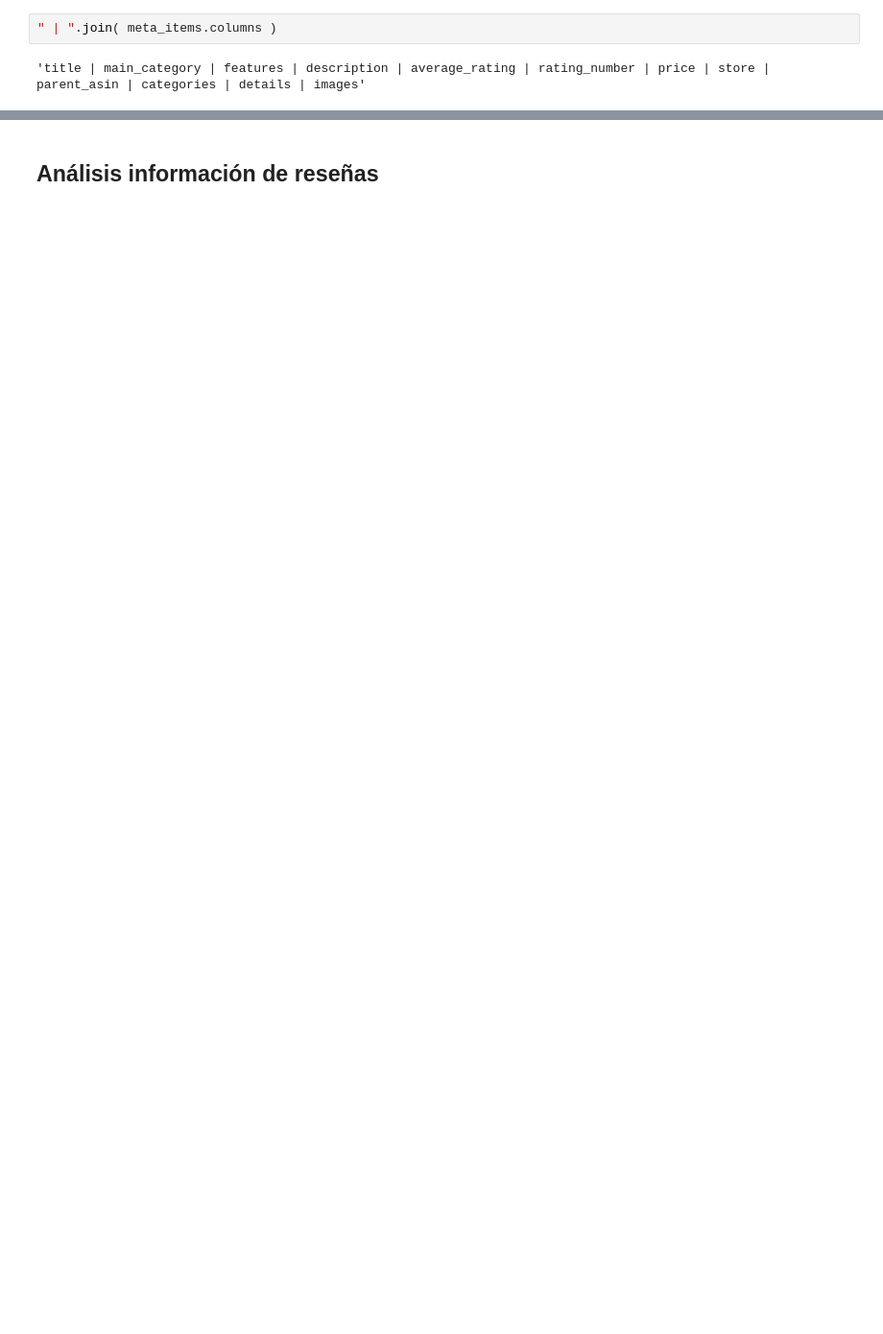
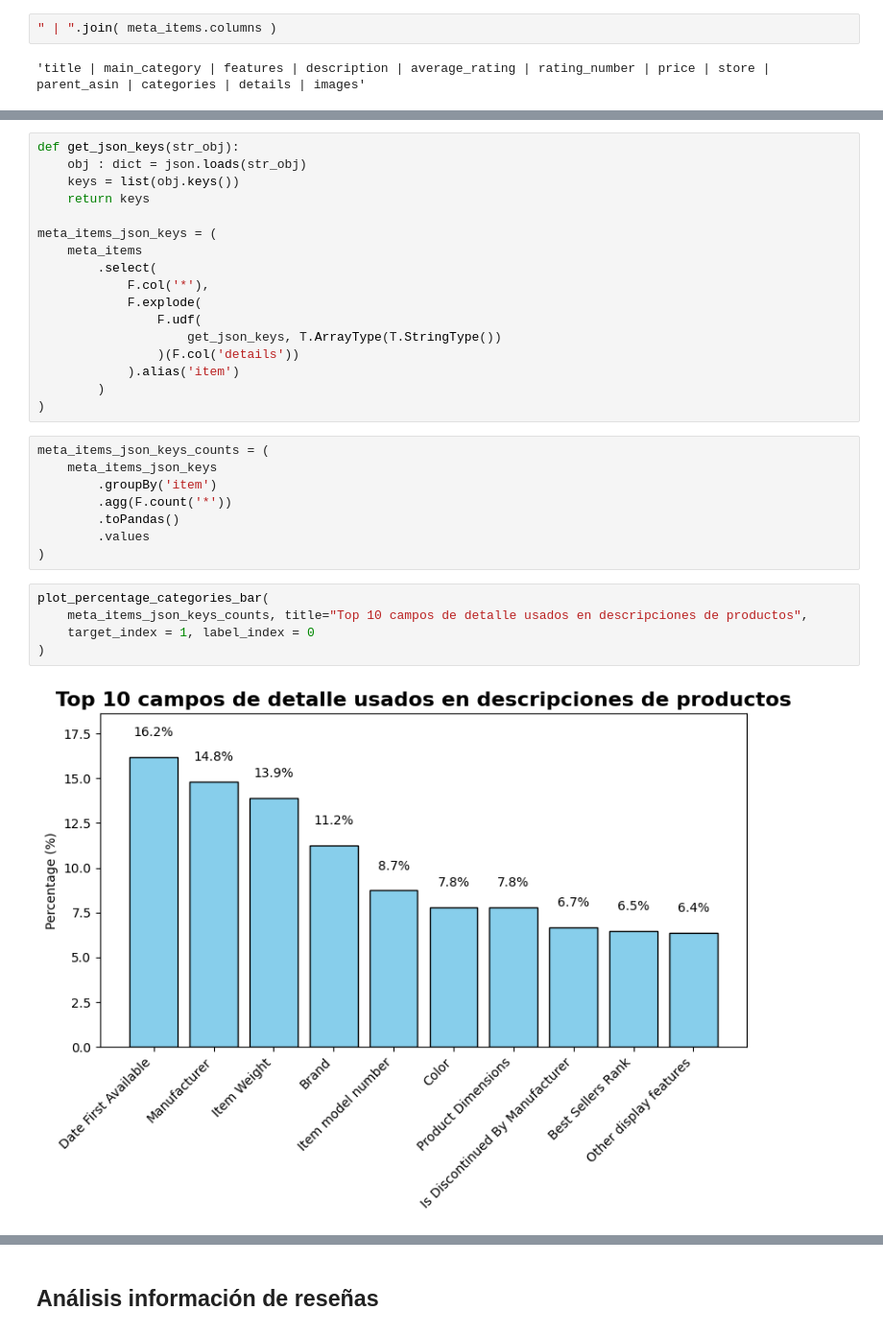
Before and after one commit to UIdealist/products-viability-analysis, a Jupyter notebook: src/silver/quality_analysis.ipynb, the cells around one changed output, grey strips where cells are left out. Shown at 96% size. Cells and saved outputs as stored; diff of their text form; blank space fills up the shorter version.

```diff
--- a/src/silver/quality_analysis.ipynb
+++ b/src/silver/quality_analysis.ipynb
@@ -150,0 +190,32 @@ plot_percentage_matrix_focus_category(
+# %%
+def get_json_keys(str_obj):
+    obj : dict = json.loads(str_obj)
+    keys = list(obj.keys())
+    return keys
+
+meta_items_json_keys = (
+    meta_items
+        .select(
+            F.col('*'),
+            F.explode(
+                F.udf(
+                    get_json_keys, T.ArrayType(T.StringType())
+                )(F.col('details'))
+            ).alias('item')
+        )
+)
+# %%
+meta_items_json_keys_counts = (
+    meta_items_json_keys
+        .groupBy('item')
+        .agg(F.count('*'))
+        .toPandas()
+        .values
+)
+# %%
+plot_percentage_categories_bar(
+    meta_items_json_keys_counts, title="Top 10 campos de detalle usados en descripciones de productos",
+    target_index = 1, label_index = 0
+)
+# %% [output]
+[figure, added]
```
Also changed, not shown: parts of 34 cells of this notebook, 4 other files.
